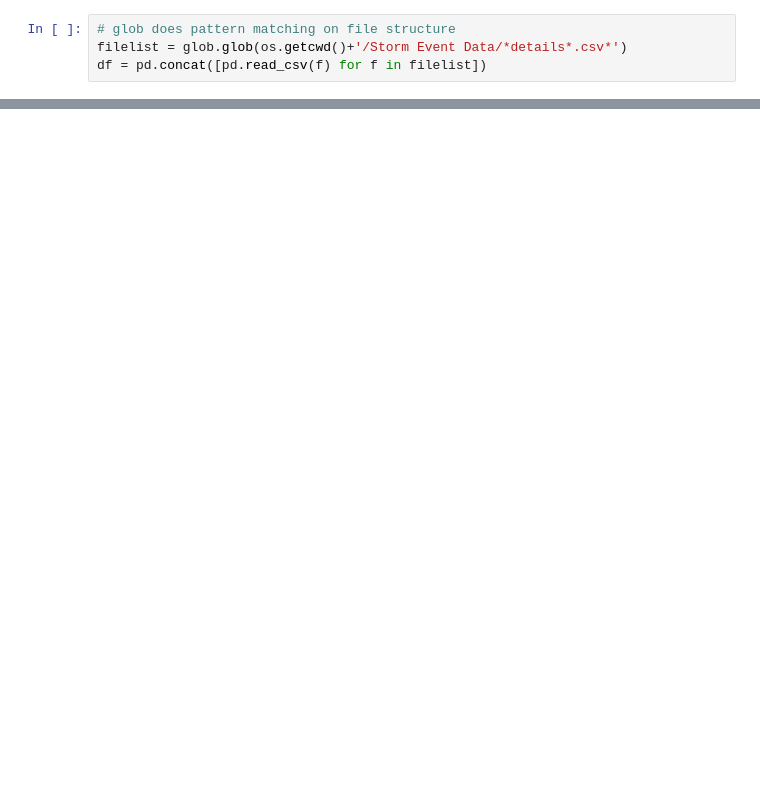
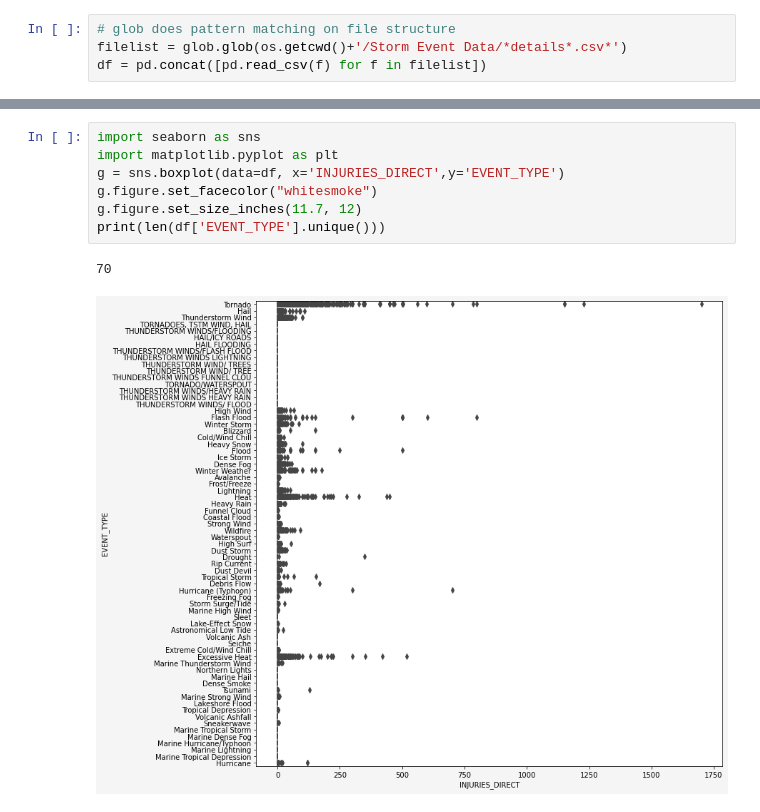
Before and after one commit to lexbuko22/NOAA_Weather_Event_Datamining, a Jupyter notebook: Storm-Event-Data Notebook.ipynb, the cells around one changed output, grey strips where cells are left out. Cells and saved outputs as stored; diff of their text form; blank space fills up the shorter version.

```diff
--- a/Storm-Event-Data Notebook.ipynb
+++ b/Storm-Event-Data Notebook.ipynb
@@ -46,0 +110,10 @@ df.info
+# %%
+import seaborn as sns
+import matplotlib.pyplot as plt
+g = sns.boxplot(data=df, x='INJURIES_DIRECT',y='EVENT_TYPE')
+g.figure.set_facecolor("whitesmoke")
+g.figure.set_size_inches(11.7, 12)
+print(len(df['EVENT_TYPE'].unique()))
+# %% [output]
+70
+[figure, added]
```
Also changed, not shown: parts of 17 cells of this notebook.
